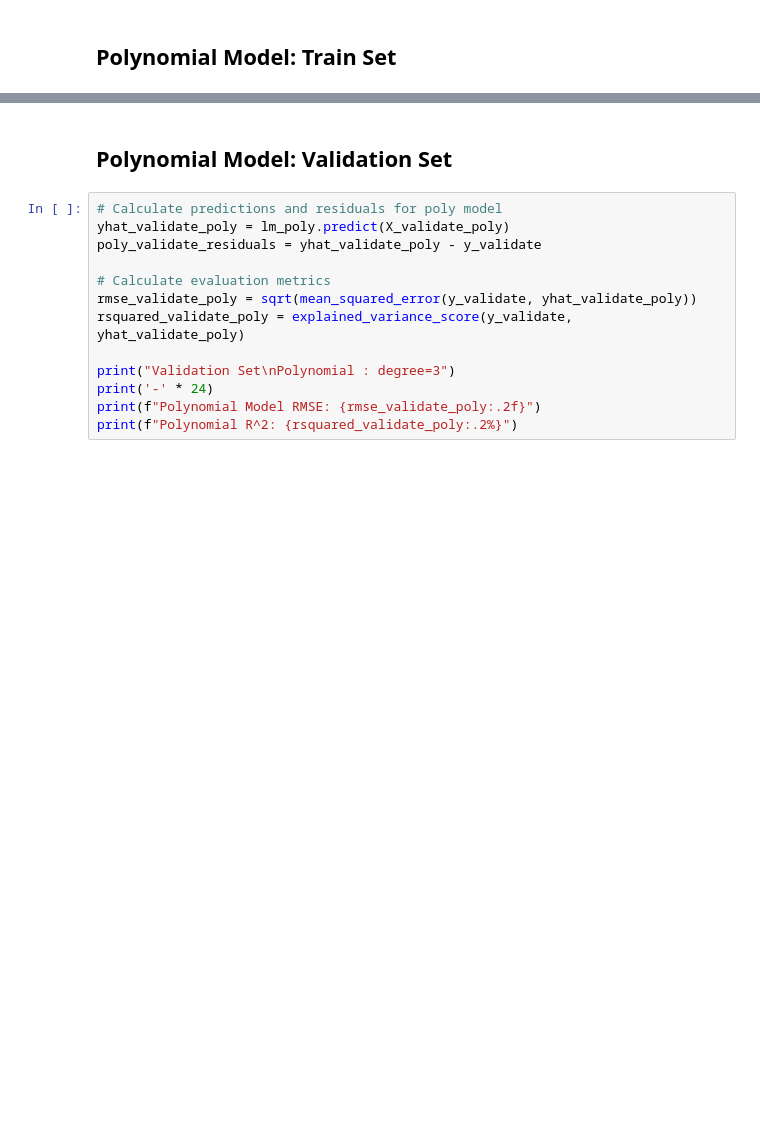
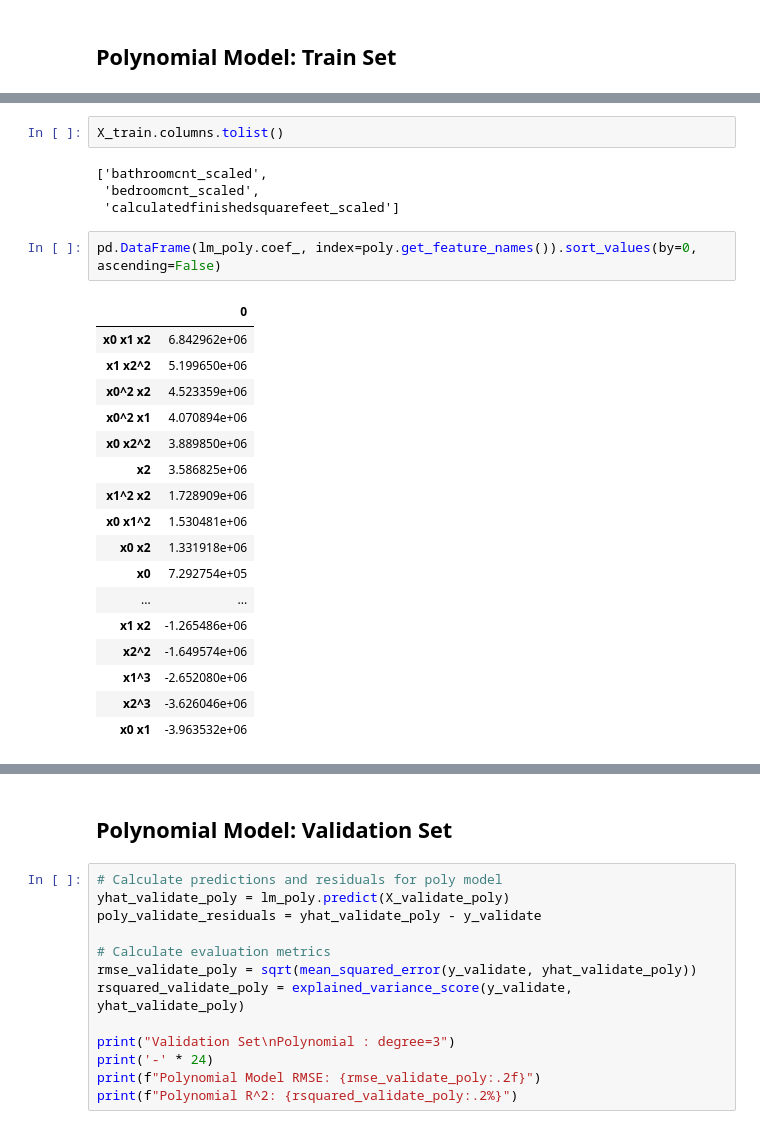
Before and after one commit to Robust-Analytics/zillow-project, a Jupyter notebook: mvp.ipynb, the cells around one changed output, grey strips where cells are left out. Saved outputs shown, nothing was run; the diff lists cells and outputs as text; blank space fills up the shorter version.

```diff
--- a/mvp.ipynb
+++ b/mvp.ipynb
@@ -294,3 +303,29 @@ Polynomial R^2: 49.26%
+# %%
+X_train.columns.tolist()
+# %% [output]
+['bathroomcnt_scaled',
+ 'bedroomcnt_scaled',
+ 'calculatedfinishedsquarefeet_scaled']
+# %%
+pd.DataFrame(lm_poly.coef_, index=poly.get_feature_names()).sort_values(by=0, ascending=False)
+# %% [output]
+|  | 0 |
+| x0 x1 x2 | 6.842962e+06 |
+| x1 x2^2 | 5.199650e+06 |
+| x0^2 x2 | 4.523359e+06 |
+| x0^2 x1 | 4.070894e+06 |
+| x0 x2^2 | 3.889850e+06 |
+| x2 | 3.586825e+06 |
+| x1^2 x2 | 1.728909e+06 |
+| x0 x1^2 | 1.530481e+06 |
+| x0 x2 | 1.331918e+06 |
+| x0 | 7.292754e+05 |
+| ... | ... |
+| x1 x2 | -1.265486e+06 |
+| x2^2 | -1.649574e+06 |
+| x1^3 | -2.652080e+06 |
+| x2^3 | -3.626046e+06 |
+| x0 x1 | -3.963532e+06 |
 # %%
 # Look at the evals dataframe for peace of mind
 df_model_evals.head()
```
Also changed, not shown: parts of 7 cells of this notebook, 4 other files.
